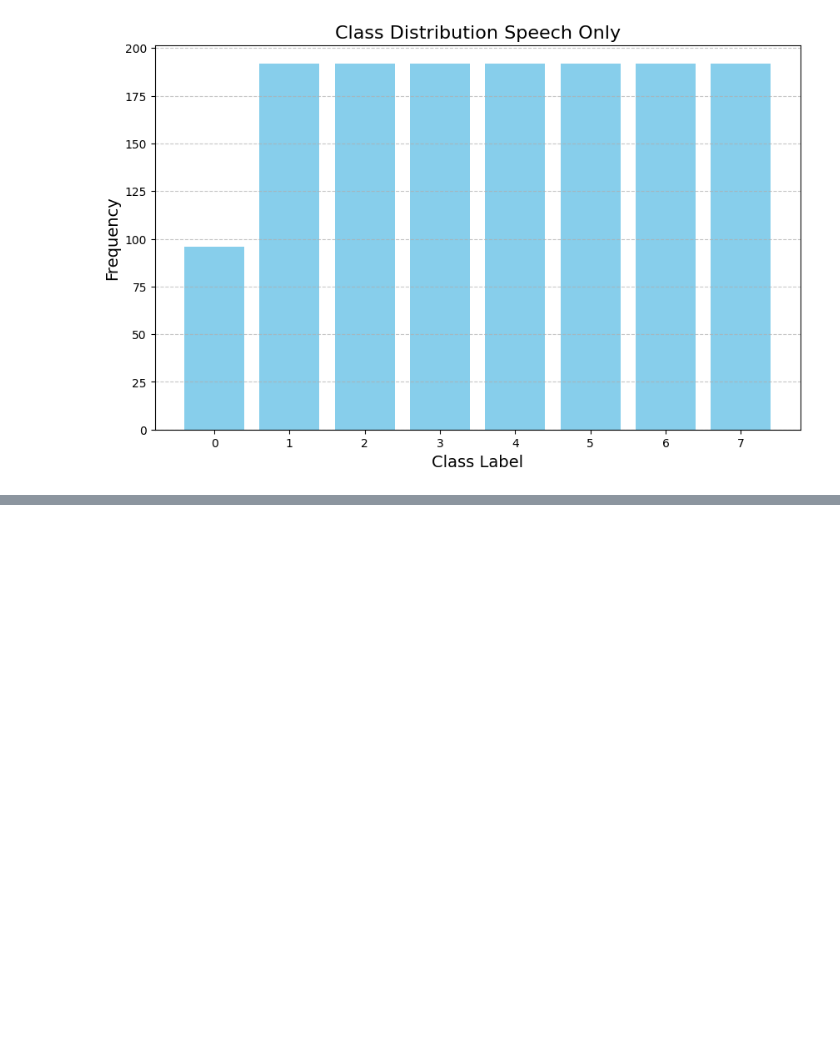
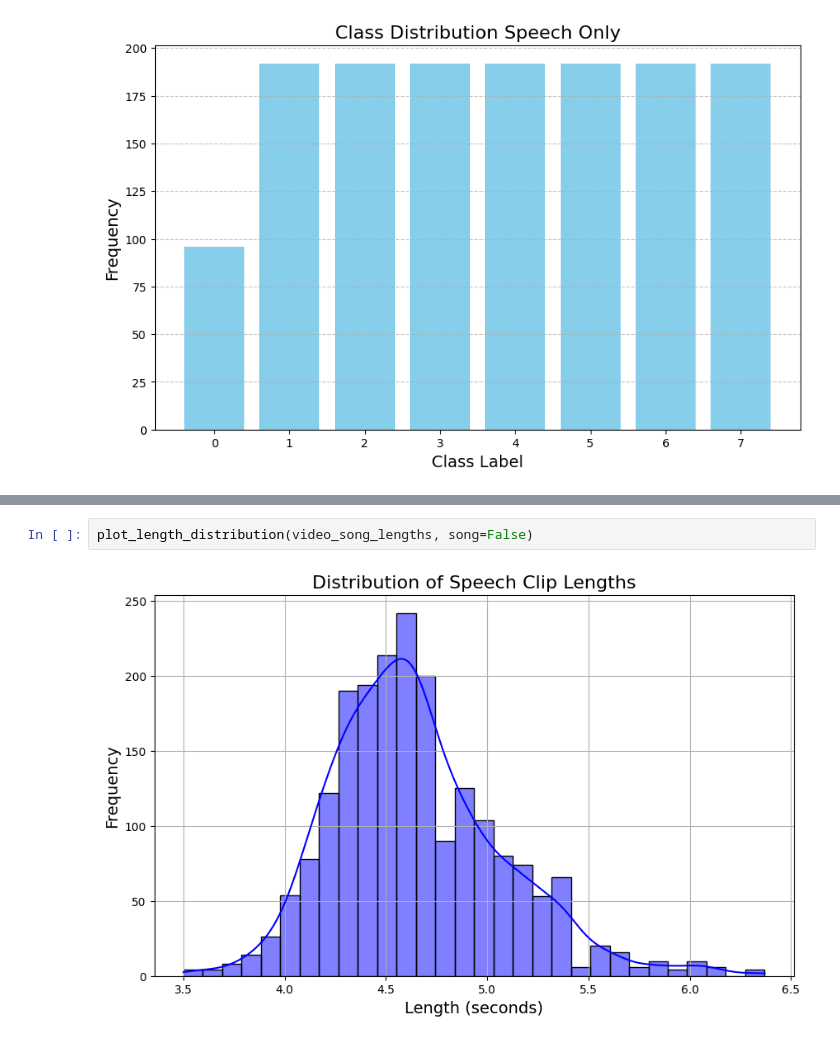
Before and after one commit to Devininthelab/face_emotion_recognition, a Jupyter notebook: src/preprocess/preprocess.ipynb, the cells around one changed output, grey strips where cells are left out. Cells and saved outputs as stored; diff of their text form; blank space fills up the shorter version.

```diff
--- a/src/preprocess/preprocess.ipynb
+++ b/src/preprocess/preprocess.ipynb
@@ -208,0 +288,4 @@ Class Distribution Speech only: {5: 192, 2: 192, 6: 192, 3: 192, 1: 192, 4: 192,
+# %%
+plot_length_distribution(video_song_lengths, song=False)
+# %% [output]
+[figure, added]
```
Also changed, not shown: parts of 11 cells of this notebook, 8 other files.
